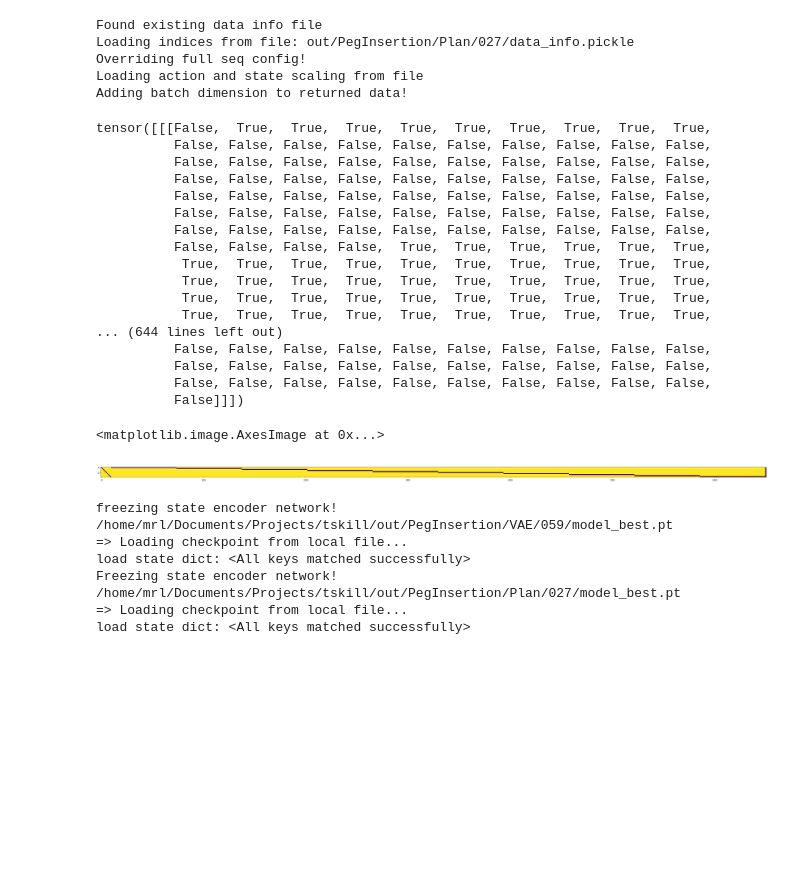
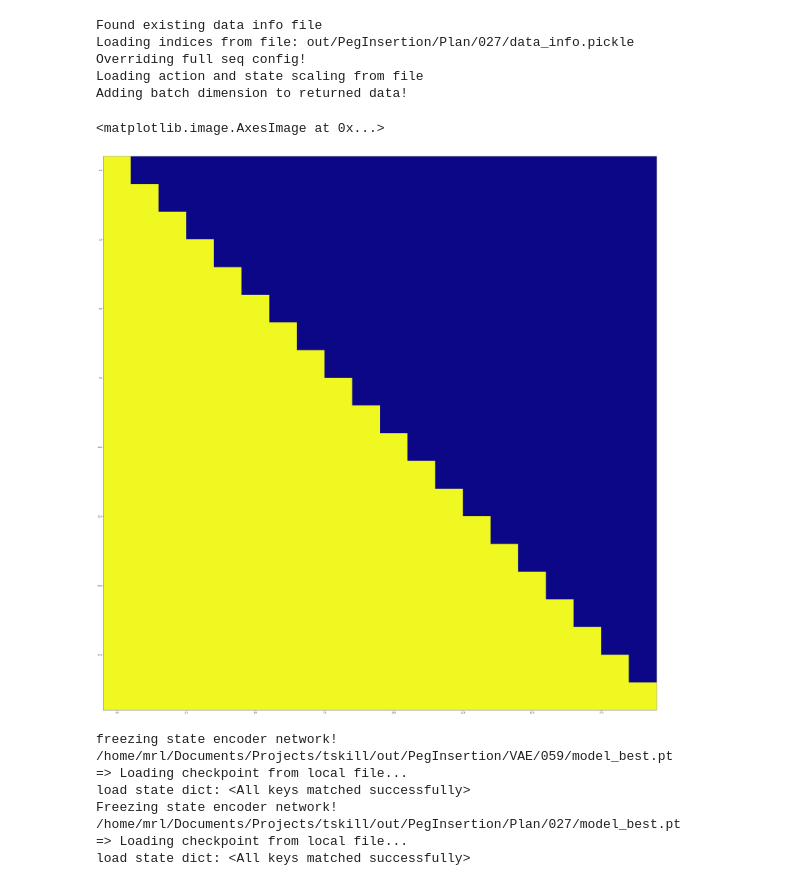
Before and after one commit to apalleiko/tskill, a Jupyter notebook: visualize_images.ipynb, the cells around one changed output. Drawn from its saved outputs; the diff is of its cells as text; code cells hidden in the pictures; blank space fills up the shorter version.

```diff
--- a/visualize_images.ipynb
+++ b/visualize_images.ipynb
@@ -56,8 +56,8 @@ data = train_dataset[i]
 seq = data["actions"].shape[1]
 # mask = data["dec_mask"]
 # mask = data["mem_mask"]
-mask = data["dec_mem_mask"]
-print(mask)
+mask = data["plan_tgt_mask"]
+# print(mask)
 
 fig = plt.figure(1, figsize=(50,50))
 ax1 = fig.subplots(1,1)
@@ -66,58 +66,41 @@ ax1 = fig.subplots(1,1)
 # ax1.yaxis.set_major_locator(MultipleLocator(10))
 # ax1.yaxis.set_minor_locator(MultipleLocator(1))
 
-ax1.imshow(mask.squeeze(0).to(torch.int))
+ax1.imshow(mask.squeeze(0).to(torch.int), cmap="plasma")
 
 # path = "/home/mrl/Documents/Projects/tskill/ERROR_DATA.pickle"
 # with open(path, "rb") as f:
 #     data = pickle.load(f)
 
 # Images
 # print(data["rgb"].shape)
 # n = data["rgb"].shape[0]
 # n_cams = data["rgb"].shape[1]
 # for im in range(50):
 #     fig = plt.figure(im)
 #     axes = fig.subplots(1,n_cams)
 #     for c in range(n_cams):
 #         axes[c].imshow(data["rgb"][im,c,...].permute(1,2,0))
     # ax3.imshow(data["enc_mask"].to(torch.int))
     # ax4.imshow(data["dec_mask"].to(torch.int))
 
 # Masks
 # bs = data["actions"].shape[0]
 # enc_mask = data["enc_mask"][0,...]
 # for b in range(bs):
 #     fig = plt.figure(b, figsize=(20,10))
 #     ax1, ax2, ax3= fig.subplots(1,3)
 #     seq_pad_mask = data["seq_pad_mask"][b,...]
 #     seq_pad_mask = seq_pad_mask.unsqueeze(0).repeat(4*seq_pad_mask.shape[0], 4)
 #     print(torch.logical_not((seq_pad_mask[0,...] | data["enc_mask"][b,0,...])).to(torch.int).sum())
 #     ax1.imshow(data["enc_mask"][b,...].to(torch.int))
 #     ax2.imshow(seq_pad_mask.to(torch.int))
 #     ax3.imshow((data["enc_mask"][b,...] | seq_pad_mask).to(torch.int))
 
 # data["enc_mask"][3,...] = torch.zeros_like(data["enc_mask"][3,...])
 # %% [output]
-tensor([[[False,  True,  True,  True,  True,  True,  True,  True,  True,  True,
-          False, False, False, False, False, False, False, False, False, False,
-          False, False, False, False, False, False, False, False, False, False,
-          False, False, False, False, False, False, False, False, False, False,
-          False, False, False, False, False, False, False, False, False, False,
-          False, False, False, False, False, False, False, False, False, False,
-          False, False, False, False, False, False, False, False, False, False,
-          False, False, False, False,  True,  True,  True,  True,  True,  True,
-           True,  True,  True,  True,  True,  True,  True,  True,  True,  True,
-           True,  True,  True,  True,  True,  True,  True,  True,  True,  True,
-           True,  True,  True,  True,  True,  True,  True,  True,  True,  True,
-           True,  True,  True,  True,  True,  True,  True,  True,  True,  True,
-... (644 lines left out)
-          False, False, False, False, False, False, False, False, False, False,
-          False, False, False, False, False, False, False, False, False, False,
-          False, False, False, False, False, False, False, False, False, False,
-          False]]])
+<matplotlib.image.AxesImage at 0x...>
-<matplotlib.image.AxesImage at 0x...>
-[figure, old version]
+[figure, new version]
 # %%
 # Model
 model = config.get_model(cfg, device="cpu")
```
Also changed, not shown: 10 other files.
